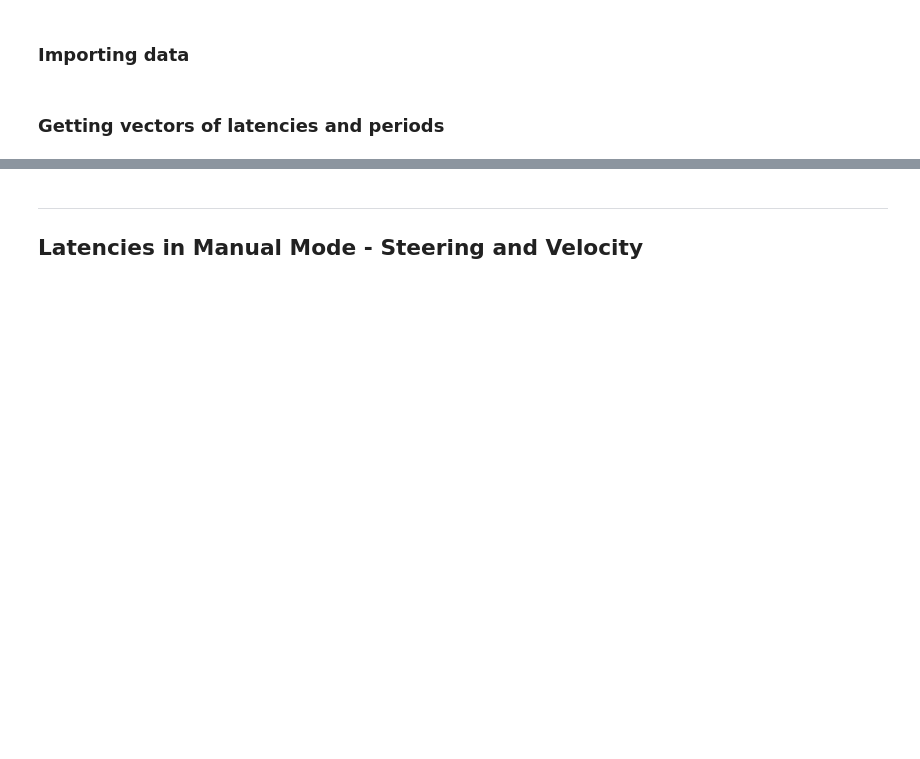
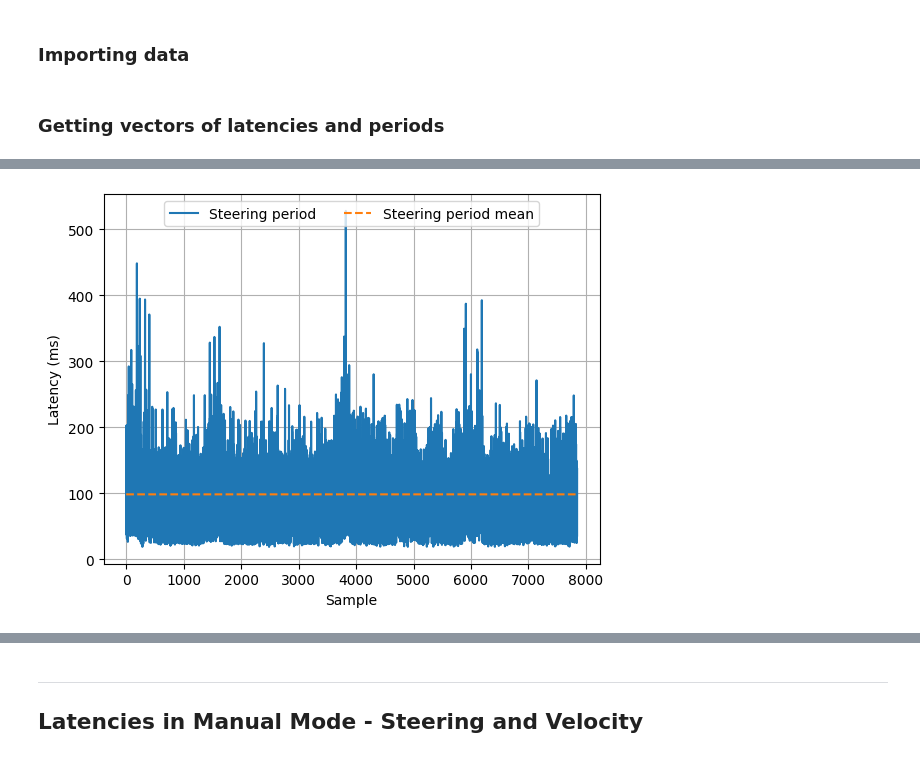
Before and after one commit to LMA-FEM-UNICAMP/microAutoware-Latency-Evaluator, a Jupyter notebook: utils/latency_processing.ipynb, the cells around one changed output, grey strips where cells are left out. Saved outputs shown, nothing was run; the diff lists cells and outputs as text; code cells hidden in the pictures; blank space fills up the shorter version.

```diff
--- a/utils/latency_processing.ipynb
+++ b/utils/latency_processing.ipynb
@@ -110,3 +117,13 @@ Text(0.5, 0, 'Time (ms)')
+# %%
+plt.figure()
+plt.plot(steering_period/1e6, label='Steering period')
+plt.plot(np.ones(steering_period.size)*steering_period_mean/1e6, '--', label='Steering period mean')
+plt.legend(loc = 'upper center', ncol=2)
+plt.xlabel("Sample")
+plt.ylabel("Latency (ms)")
+plt.grid()
+# %% [output]
+[figure, added]
 # %%
 plt.figure()
 plt.boxplot([steering_period/1e6],vert=False)
```
Also changed, not shown: parts of 5 cells of this notebook, 1 other file.
